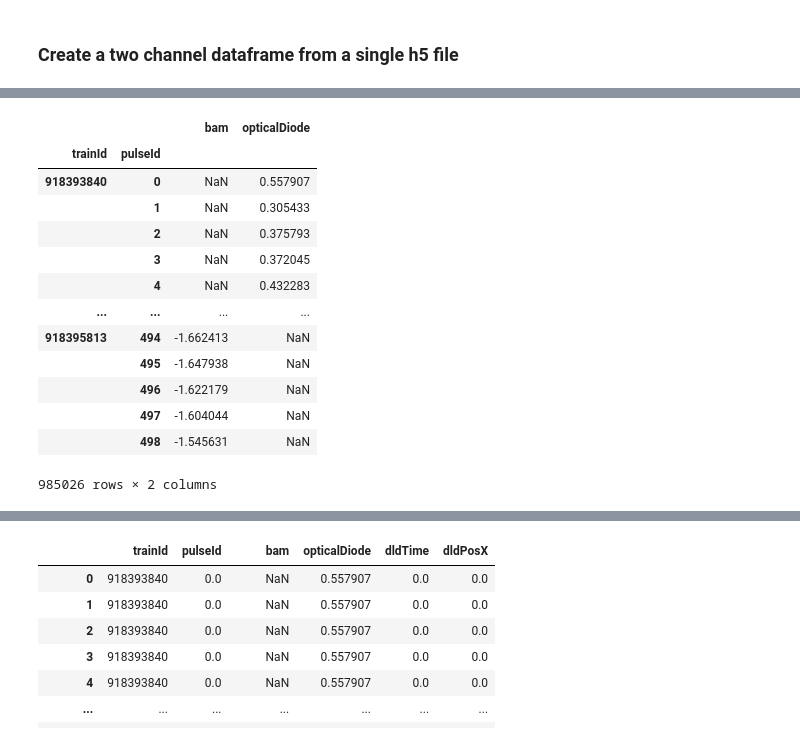
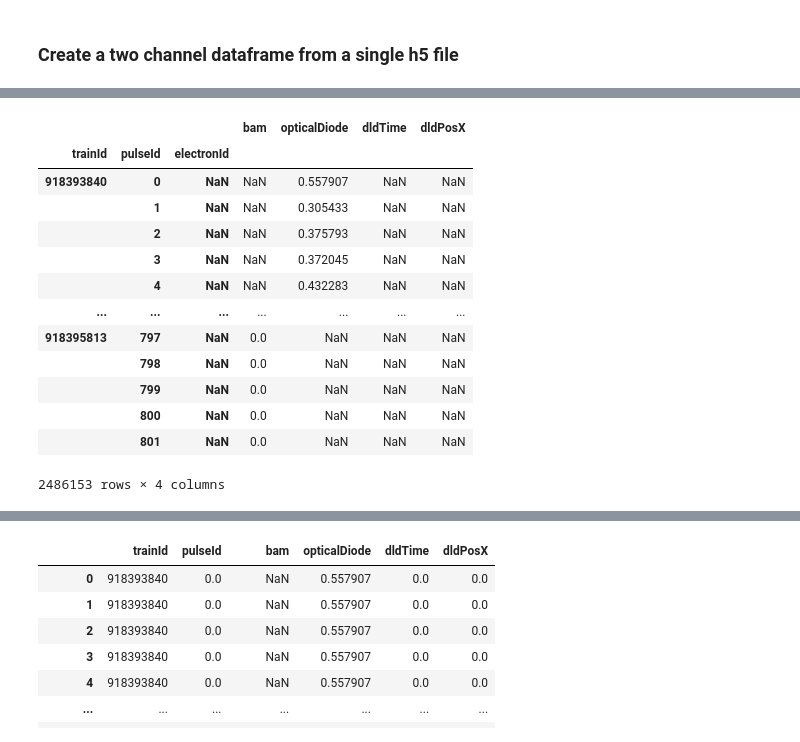
Before and after one commit to momentoscope/hextof-processor, a Jupyter notebook: tutorial/Notebook_DldFlashDataframeCreatorNew.ipynb, the cells around one changed output, grey strips where cells are left out. Cells and saved outputs as stored; diff of their text form; code cells hidden in the pictures.

Commit message:
- Microbunche channel renamed to pulseId. - This channel is no longer included in the final dataframe. - offset correction done. - reading in of settings file. - default paths to processor folder now.

```diff
--- a/tutorial/Notebook_DldFlashDataframeCreatorNew.ipynb
+++ b/tutorial/Notebook_DldFlashDataframeCreatorNew.ipynb
@@ -6,6 +6,8 @@ from DldFlashDataframeCreatorNew import DldFlashProcessorNew
 # %% [markdown]
 ### Create class instance
 # %%
-test = DldFlashProcessorNew("/asap3/flash/gpfs/pg2/2020/data/11008860/raw/hdf/express/")
+dfc = DldFlashProcessorNew()
+# dfc.
+# dfc.savetoParquet('/asap3/flash/gpfs/pg2/2020/data/11008860/processed/zain', run_number = 35933, daq = "fl1user2")
 # %% [markdown]
 ### Check all available channels
@@ -26,10 +14,10 @@ test.availableChannels
 # %% [markdown]
 ### Create a two channel dataframe from a single h5 file
 # %%
-%%timeit
+# %%timeit
 # Define the channels
-test.channels = ['dldTime', 'dldPosX']
+dfc.channels = ['dldTime', 'dldPosX']
 # H5 file path
 path = Path("/asap3/flash/gpfs/pg2/2020/data/11008860/raw/hdf/express/FLASH1_USER2_stream_2_run35971_file25_20201128T230926.1.h5")
 # Use class method to create dataframe
-df1, df2 = test.createDataframePerFile(path)
+df1 = dfc.createDataframePerFile(path)
@@ -36,23 +41,23 @@ df1, df2 = test.createDataframePerFile(path)
 # %%
 # Define the channels
 test.channels = ['bam', 'opticalDiode', 'dldTime', 'dldPosX']
 # H5 file path
 path = Path("/asap3/flash/gpfs/pg2/2020/data/11008860/raw/hdf/express/FLASH1_USER2_stream_2_run35971_file25_20201128T230926.1.h5")
 # Use class method to create dataframe
-df1_, df2_ = test.createDataframePerFile(path)
+df1_ = test.createDataframePerFile(path)
 df1_
 # %% [output]
-|  |  | bam | opticalDiode |
-| trainId | pulseId |  |  |
-| 918393840 | 0 | NaN | 0.557907 |
-|  | 1 | NaN | 0.305433 |
-|  | 2 | NaN | 0.375793 |
-|  | 3 | NaN | 0.372045 |
-|  | 4 | NaN | 0.432283 |
-| ... | ... | ... | ... |
-| 918395813 | 494 | -1.662413 | NaN |
-|  | 495 | -1.647938 | NaN |
-|  | 496 | -1.622179 | NaN |
-|  | 497 | -1.604044 | NaN |
-|  | 498 | -1.545631 | NaN |
+|  |  |  | bam | opticalDiode | dldTime | dldPosX |
+| trainId | pulseId | electronId |  |  |  |  |
+| 918393840 | 0 | NaN | NaN | 0.557907 | NaN | NaN |
+|  | 1 | NaN | NaN | 0.305433 | NaN | NaN |
+|  | 2 | NaN | NaN | 0.375793 | NaN | NaN |
+|  | 3 | NaN | NaN | 0.372045 | NaN | NaN |
+|  | 4 | NaN | NaN | 0.432283 | NaN | NaN |
+| ... | ... | ... | ... | ... | ... | ... |
+| 918395813 | 797 | NaN | 0.0 | NaN | NaN | NaN |
+|  | 798 | NaN | 0.0 | NaN | NaN | NaN |
+|  | 799 | NaN | 0.0 | NaN | NaN | NaN |
+|  | 800 | NaN | 0.0 | NaN | NaN | NaN |
+|  | 801 | NaN | 0.0 | NaN | NaN | NaN |
-985026 rows × 2 columns
+2486153 rows × 4 columns
```
Also changed, not shown: parts of 6 cells of this notebook, 2 other files.
